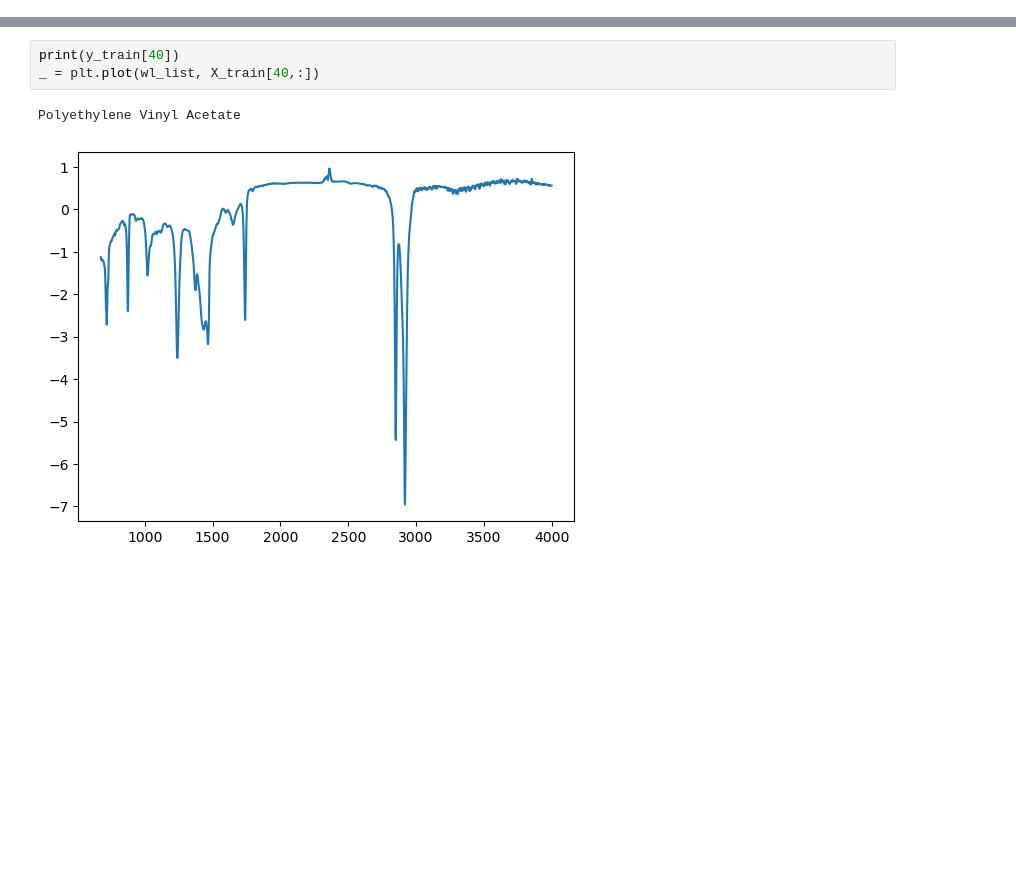
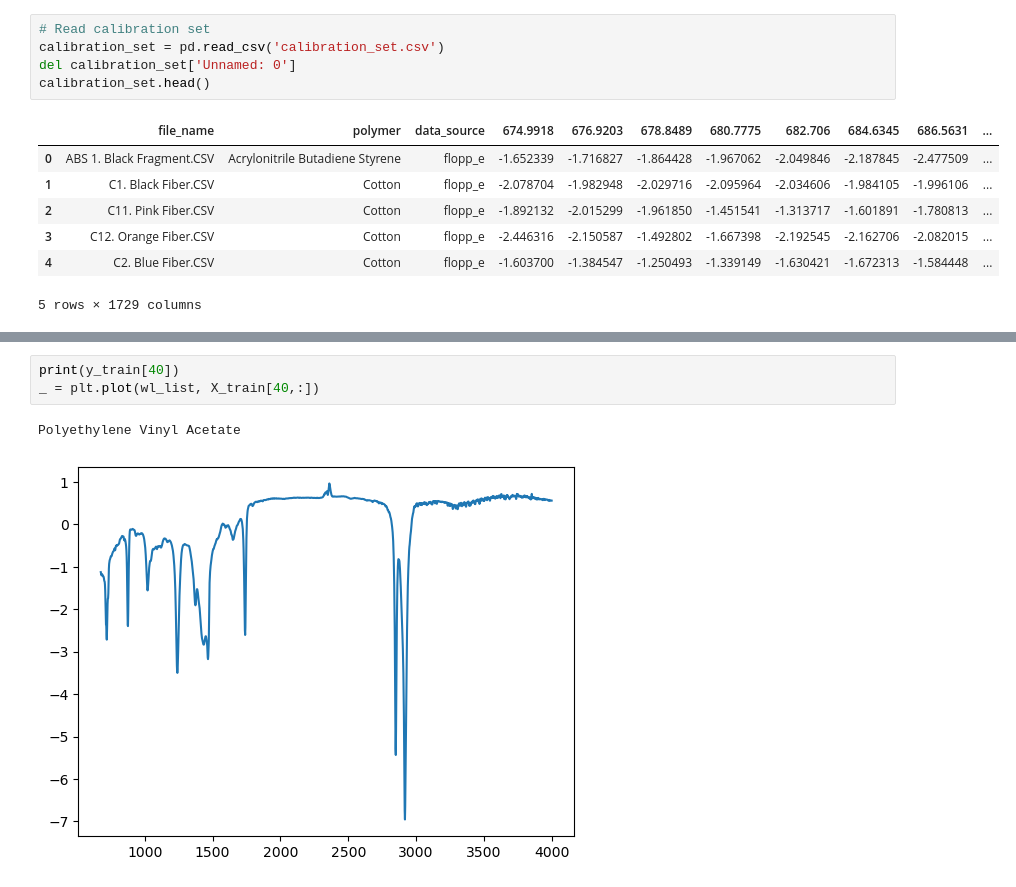
Before and after one commit to eochoarv/conformal-hqi, a Jupyter notebook: usage_example.ipynb, the cells around one changed output, grey strips where cells are left out. Cells and saved outputs as stored; diff of their text form; blank space fills up the shorter version.

```diff
--- a/usage_example.ipynb
+++ b/usage_example.ipynb
@@ -35,0 +24,13 @@ X_test = (X_test - X_test.mean(1)[:, None]) / X_test.std(1)[:, None]
+# %%
+# Read calibration set
+calibration_set = pd.read_csv('calibration_set.csv')
+del calibration_set['Unnamed: 0']
+calibration_set.head()
+# %% [output]
+|  | file_name | polymer | data_source | 674.9918 | 676.9203 | 678.8489 | 680.7775 | 682.706 | 684.6345 | 686.5631 | ... |
+| 0 | ABS 1. Black Fragment.CSV | Acrylonitrile Butadiene Styrene | flopp_e | -1.652339 | -1.716827 | -1.864428 | -1.967062 | -2.049846 | -2.187845 | -2.477509 | ... |
+| 1 | C1. Black Fiber.CSV | Cotton | flopp_e | -2.078704 | -1.982948 | -2.029716 | -2.095964 | -2.034606 | -1.984105 | -1.996106 | ... |
+| 2 | C11. Pink Fiber.CSV | Cotton | flopp_e | -1.892132 | -2.015299 | -1.961850 | -1.451541 | -1.313717 | -1.601891 | -1.780813 | ... |
+| 3 | C12. Orange Fiber.CSV | Cotton | flopp_e | -2.446316 | -2.150587 | -1.492802 | -1.667398 | -2.192545 | -2.162706 | -2.082015 | ... |
+| 4 | C2. Blue Fiber.CSV | Cotton | flopp_e | -1.603700 | -1.384547 | -1.250493 | -1.339149 | -1.630421 | -1.672313 | -1.584448 | ... |
+5 rows × 1729 columns
```
Also changed, not shown: parts of 18 cells of this notebook, 8 other files.
